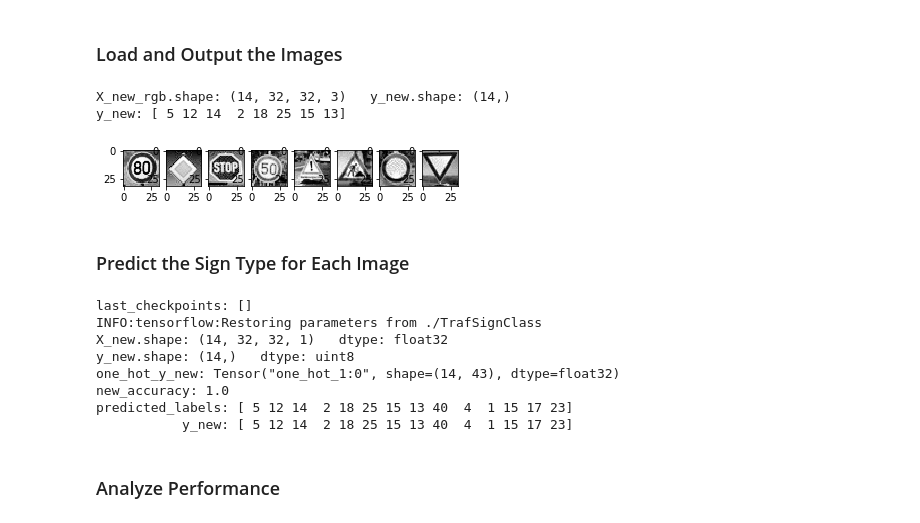
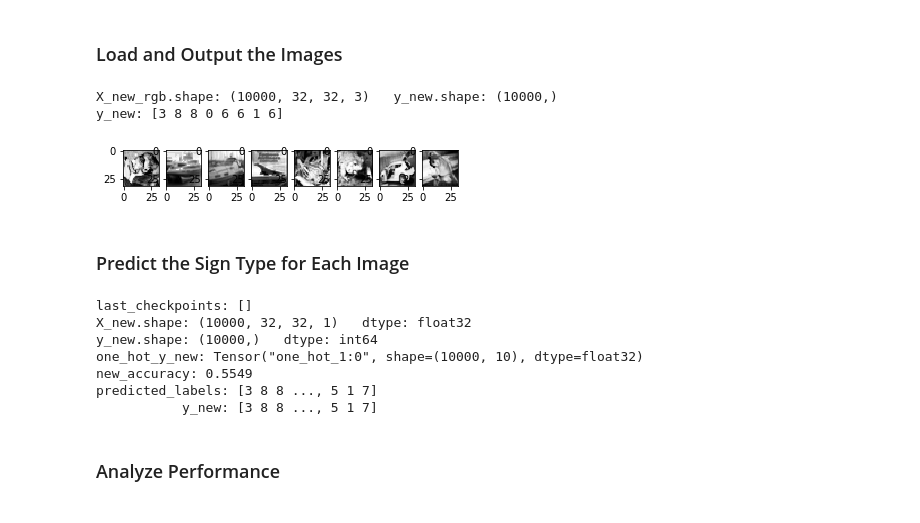
Before and after one commit to hkube/CarND-Transfer-Learning-Lab, a Jupyter notebook: Traffic_Sign_Classifier.ipynb, the cells around one changed output. Drawn from its saved outputs; the diff is of its cells as text; code cells hidden in the pictures.

```diff
--- a/Traffic_Sign_Classifier.ipynb
+++ b/Traffic_Sign_Classifier.ipynb
@@ -46,3 +22,22 @@ assert(len(X_test_rgb)  == len(y_test))
+# %%
+# Load pickled data
+import pickle
+from keras.datasets import cifar10
+
+# TODO: Fill this in based on where you saved the training and testing data
+
+(X_cifar_rgb, y_cifar), (X_test_rgb, y_test) = cifar10.load_data()
+
+# y_train.shape is 2d, (50000, 1). While Keras is smart enough to handle this
+# it's a good idea to flatten the array.
+y_cifar = y_cifar.reshape(-1)
+y_test = y_test.reshape(-1)
+
+from sklearn.model_selection import train_test_split
+X_train_rgb, X_valid_rgb, y_train0, y_valid = train_test_split(X_cifar_rgb, y_cifar, test_size=0.3, random_state=42, stratify=y_cifar)
+assert(len(X_train_rgb) == len(y_train0))
+assert(len(X_valid_rgb) == len(y_valid))
+assert(len(X_test_rgb)  == len(y_test))
 # %% [markdown]
 ---
 
@@ -117,5 +112,5 @@ for i in range(8):
 # %%
-h = np.zeros(43)
+h = np.zeros(10)
 for y in y_train0:
     h[y] += 1
 print("h min:", min(h), "  max:",max(h))
@@ -283,8 +278,8 @@ W3 = tf.Variable(tf.random_normal([800, 240], mean=0, stddev=sigma), name="W3")
 B3 = tf.Variable(tf.zeros([240]), name="B3")
 W4 = tf.Variable(tf.random_normal([240, 150], mean=0, stddev=sigma), name="W4")
 B4 = tf.Variable(tf.zeros(150), name="B4")
-W5 = tf.Variable(tf.random_normal([150, 43], mean=0, stddev=sigma), name="W5")
-B5 = tf.Variable(tf.zeros(43), name="B5")
+W5 = tf.Variable(tf.random_normal([150, 10], mean=0, stddev=sigma), name="W5")
+B5 = tf.Variable(tf.zeros(10), name="B5")
 
 def TrafficSignClassifier(x, keep_prob=1.0):
     ### Layer 1
@@ -331,7 +326,7 @@ def TrafficSignClassifier(x, keep_prob=1.0):
     o4 = tf.nn.dropout(o4, keep_prob)
 
     ### Layer 5
-    # Fully connected: input 150, output 43
+    # Fully connected: input 150, output 10
     logits = tf.matmul(o4, W5) + B5
 
     return logits
@@ -349,7 +344,7 @@ BATCH_SIZE = 192
 
 x = tf.placeholder(tf.float32, (None, 32, 32, 1), name="x")
 y = tf.placeholder(tf.int32, (None), name="y")
-one_hot_y = tf.one_hot(y, 43)
+one_hot_y = tf.one_hot(y, 10)
 
 logits = TrafficSignClassifier(x, keep_prob=keep_prob)
 cross_entropy = tf.nn.softmax_cross_entropy_with_logits(labels=one_hot_y, logits=logits)
@@ -449,31 +444,33 @@ You may find `signnames.csv` useful as it contains mappings from the class id (i
 # %%
 ### Load the images and plot them here.
 ### Feel free to use as many code cells as needed.
 import numpy as np
 import glob
 import matplotlib.image as mpimg
 import matplotlib.pyplot as plt
 # Visualizations will be shown in the notebook.
 %matplotlib inline
 
-imgnames = glob.glob("new-traffic-signs-data/*.jpg")
-X_new_rgb = np.array([mpimg.imread(fname) for fname in imgnames])
-y_new0 = np.array([int(fname.split('_')[1].split('.')[0]) for fname in imgnames], dtype=np.uint8)
+#imgnames = glob.glob("new-traffic-signs-data/*.jpg")
+#X_new_rgb = np.array([mpimg.imread(fname) for fname in imgnames])
+#y_new0 = np.array([int(fname.split('_')[1].split('.')[0]) for fname in imgnames], dtype=np.uint8)
+X_new_rgb = X_test_rgb
+y_new0 = y_test
 
 print("X_new_rgb.shape:", X_new_rgb.shape, "  y_new.shape:", y_new0.shape)
 
 X_new = toGrayscale(X_new_rgb)
 y_new = np.copy(y_new0)
 
 print("y_new:", y_new[:8])
 
 f, axarr = plt.subplots(1, 8) #len(imgnames))
 for i in range(8): #len(imgnames)):
     axarr[i].imshow(X_new[i].squeeze(), cmap="gray")
 # %% [output]
-X_new_rgb.shape: (14, 32, 32, 3)   y_new.shape: (14,)
-y_new: [ 5 12 14  2 18 25 15 13]
+X_new_rgb.shape: (10000, 32, 32, 3)   y_new.shape: (10000,)
+y_new: [3 8 8 0 6 6 1 6]
-[figure, old version]
+[figure, new version]
 # %% [markdown]
 ### Predict the Sign Type for Each Image
 # %%
@@ -484,7 +481,7 @@ import tensorflow as tf
 
 x_new = tf.placeholder(tf.float32, (None, 32, 32, 1), name="x1")
 y = tf.placeholder(tf.int32, (None), name="y")
-one_hot_y_new = tf.one_hot(y_new, 43)
+one_hot_y_new = tf.one_hot(y_new, 10)
 
 
 logits_new = TrafficSignClassifier(x_new, 1.0)
@@ -527,13 +524,12 @@ with tf.Session() as sess_new:
     print("           y_new:", y_new)
 # %% [output]
 last_checkpoints: []
-INFO:tensorflow:Restoring parameters from ./TrafSignClass
-X_new.shape: (14, 32, 32, 1)   dtype: float32
-y_new.shape: (14,)   dtype: uint8
-one_hot_y_new: Tensor("one_hot_1:0", shape=(14, 43), dtype=float32)
-new_accuracy: 1.0
-predicted_labels: [ 5 12 14  2 18 25 15 13 40  4  1 15 17 23]
-           y_new: [ 5 12 14  2 18 25 15 13 40  4  1 15 17 23]
+X_new.shape: (10000, 32, 32, 1)   dtype: float32
+y_new.shape: (10000,)   dtype: int64
+one_hot_y_new: Tensor("one_hot_1:0", shape=(10000, 10), dtype=float32)
+new_accuracy: 0.5549
+predicted_labels: [3 8 8 ..., 5 1 7]
+           y_new: [3 8 8 ..., 5 1 7]
 # %% [markdown]
 ### Analyze Performance
 # %%
```
Also changed, not shown: parts of 8 cells of this notebook.
